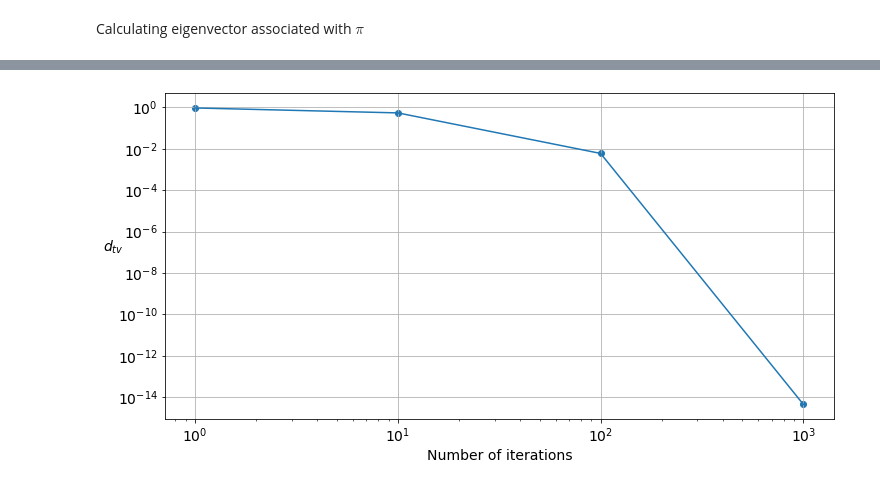
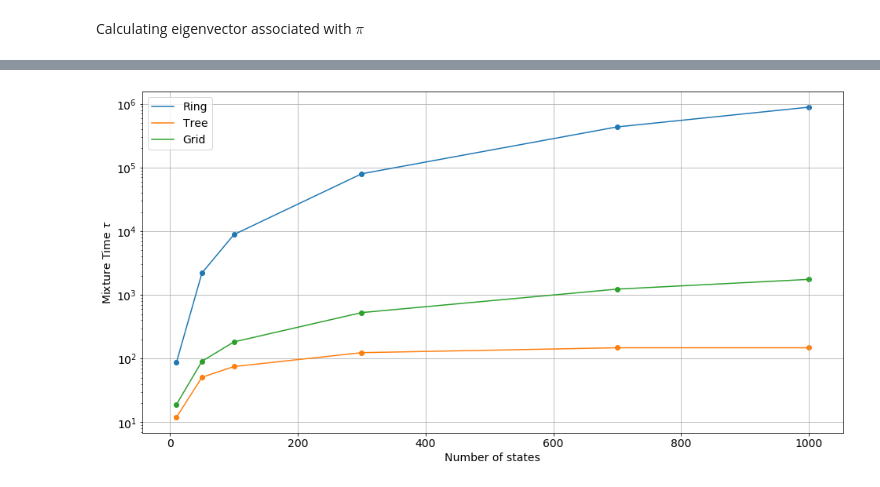
Before and after one commit to guedes-joaofelipe/CPC767-monte-carlos-markov-chain, a Jupyter notebook: Lists/2020_1/Lista4.ipynb, the cells around one changed output, grey strips where cells are left out. Drawn from its saved outputs; the diff is of its cells as text; code cells hidden in the pictures.

```diff
--- a/Lists/2020_1/Lista4.ipynb
+++ b/Lists/2020_1/Lista4.ipynb
@@ -295,6 +374,2 @@ array([[0.5  , 0.125, 0.   , ..., 0.   , 0.   , 0.   ],
 # %% [markdown]
 Calculating eigenvector associated with $\pi$
-# %%
-eigenvals, eigenvecs = np.linalg.eig(P)
-Q_inv = np.linalg.inv(eigenvecs)
-pi = np.real(Q_inv[0]/np.sum(Q_inv[0]))
@@ -325,0 +416,22 @@ for power in powers:
+# %%
+%%time
+df_times = pd.DataFrame(columns=['model', 'n', 'mixture_time'])
+# df_times = df_times.query('model != "tree"').reset_index(drop=True)
+for model in ['ring', 'tree', 'grid']:
+# for model in ['tree']:
+    print ('Processing mixture time for ', model)
+    for n in tqdm([10, 50, 100, 300, 700, 1000]):
+        if model == 'grid':
+            P = get_grid_model(n, p=0.5)
+        elif model == 'tree':
+            P = get_tree_model(n, p=0.5)
+        else:
+            P = get_ring_model(n, p=0.5)
+
+        pi = get_pi(P)
+        mixture_time = get_mixture_time(P, pi, epsilon=1e-4)
+        df_times.loc[df_times.shape[0]] = [model, n, mixture_time]
+
+    df_times.query('model == @model').to_csv('./temp/df_mixture_time_{}.csv'.format(model), sep=';', index=None)
+
+df_times.to_csv('./temp/df_mixture_time.csv', sep=';', index=None)
@@ -326,11 +463,16 @@ for power in powers:
 # %%
-fig, ax = plt.subplots(figsize=(12,6))
-ax.plot(powers, diff)
-ax.scatter(powers, diff)
+fig, ax = plt.subplots(figsize=(16,8))
+
+for model in df_times['model'].unique():
+    df_plot = df_times.query('model == @model')
+    ax.plot(df_plot['n'], df_plot['mixture_time'], label=model.title())
+    ax.scatter(df_plot['n'], df_plot['mixture_time'])
+
 ax.grid(True)
-ax.set_xscale('log'), ax.set_yscale('log')
-ax.set_xlabel('Number of iterations'), ax.set_ylabel('$d_{tv}$', rotation=0)
-
-fig.savefig(filename, bbox_inches='tight')
+ax.set_yscale('log')
+ax.grid(True)
+ax.set_xlabel('Number of states'), ax.set_ylabel('Mixture Time $\\tau$')
+ax.legend()
+fig.savefig('./temp/lista4_ex4.png', bbox_inches='tight')
 # %% [output]
-[figure, old version]
+[figure, new version]
```
Also changed, not shown: parts of 20 cells of this notebook, 27 other files.
